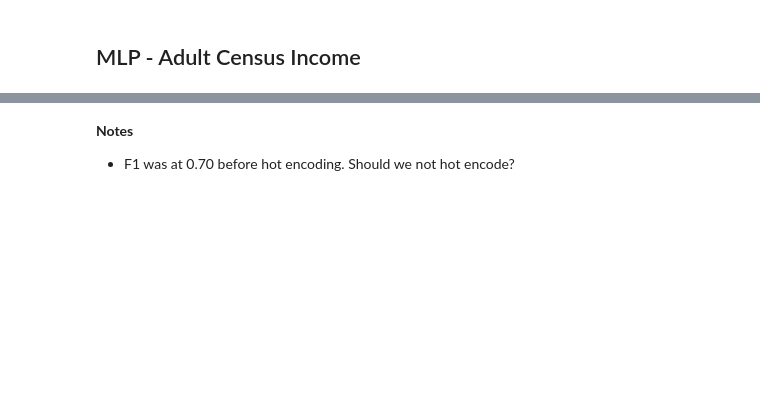
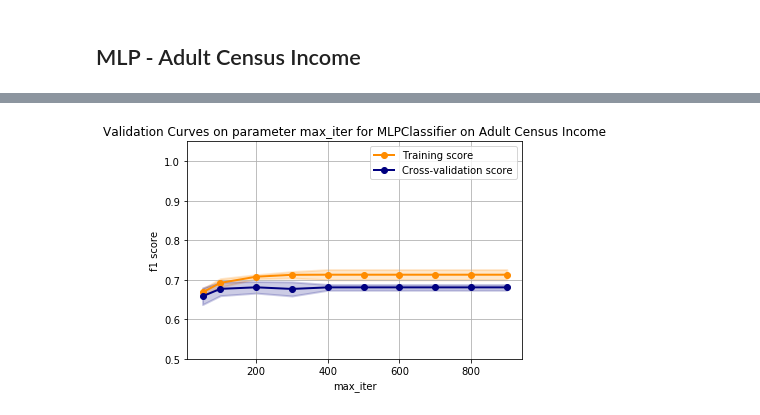
Before and after one commit to fedme/ml-assignment-1, a Jupyter notebook: ml_assignment_1.ipynb, the cells around one changed output, grey strips where cells are left out. Drawn from its saved outputs; the diff is of its cells as text; code cells hidden in the pictures; blank space fills up the shorter version.

```diff
--- a/ml_assignment_1.ipynb
+++ b/ml_assignment_1.ipynb
@@ -949,3 +982,14 @@ ac_mlp_tuned = ac_mlp_gcv.best_estimator_
 compute_mean_cv_score(ac_mlp_tuned, "ac")
 # %%
 ac_mlp_gcv.best_params_
+# %%
+ac_mlp_tuned = MLPClassifier(
+    solver='adam',
+    max_iter=600,
+    learning_rate='adaptive',
+    hidden_layer_sizes=(10, 10, 10),
+    alpha=0.01,
+    activation='tanh',
+    random_state=42
+)
+compute_mean_cv_score(ac_mlp_tuned, "fm")
@@ -954,3 +1002,4 @@ plot_learning_curves(ac_mlp_tuned, "ac")
-# %% [markdown]
-**Notes**
-- F1 was at 0.70 before hot encoding. Should we not hot encode?
+# %%
+plot_validation_curve(ac_mlp_tuned, "max_iter", (50, 100, 200, 300, 400, 500, 600, 700, 800, 900), "ac", y_lim_lower=0.5)
+# %% [output]
+[figure, added]
```
Also changed, not shown: parts of 8 cells of this notebook.
